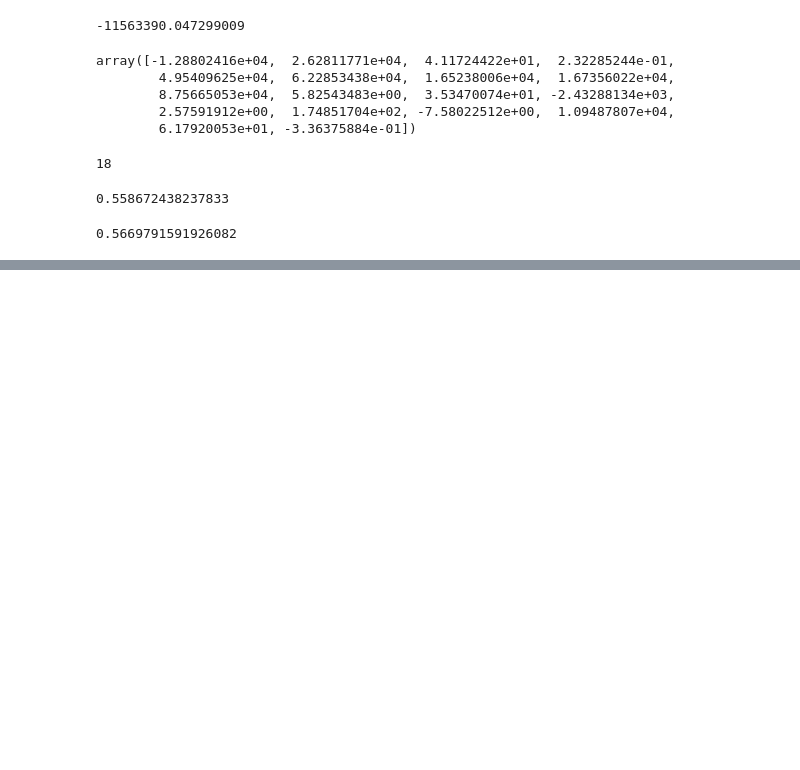
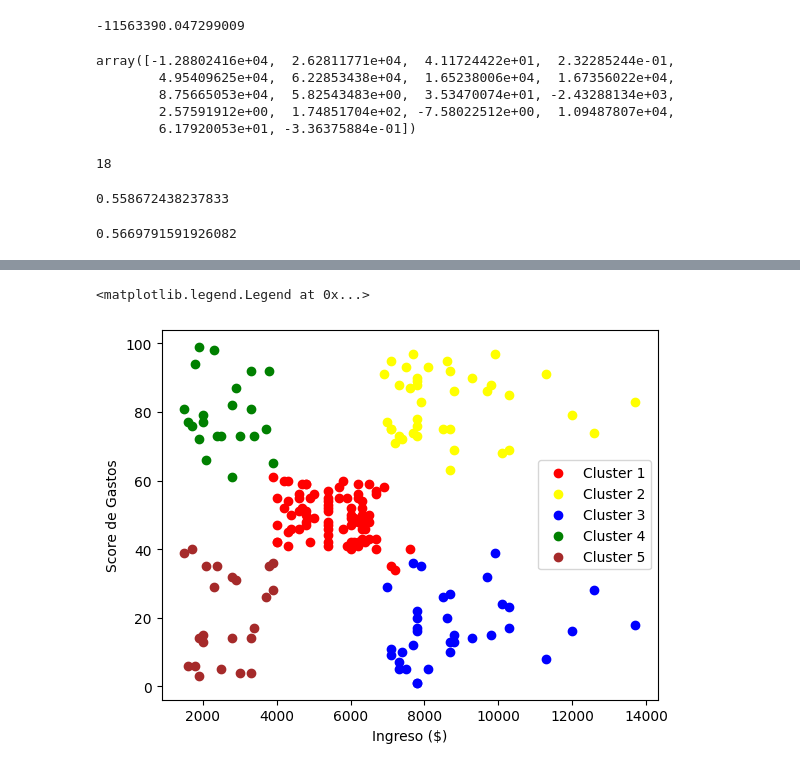
Before and after one commit to Cesarpipe31/Alura_Python_DS_04_Scikit_Learn_Publicar, a Jupyter notebook: Alura_Python_DS_Scikit_Learn.ipynb, the cells around one changed output, grey strips where cells are left out. Saved outputs shown, nothing was run; the diff lists cells and outputs as text; code cells hidden in the pictures; blank space fills up the shorter version.

```diff
--- a/Alura_Python_DS_Scikit_Learn.ipynb
+++ b/Alura_Python_DS_Scikit_Learn.ipynb
@@ -501,0 +618,12 @@ rlm.score(x_test, y_test)
+# %%
+plt.scatter(x= df_cluster.loc[df_cluster.Cluster == 0, 'ingreso'].values, y = df_cluster.loc[df_cluster.Cluster == 0, 'score_gastos'].values, c='red', label = 'Cluster 1')
+plt.scatter(x= df_cluster.loc[df_cluster.Cluster == 1, 'ingreso'].values, y = df_cluster.loc[df_cluster.Cluster == 1, 'score_gastos'].values, c='yellow', label = 'Cluster 2')
+plt.scatter(x= df_cluster.loc[df_cluster.Cluster == 2, 'ingreso'].values, y = df_cluster.loc[df_cluster.Cluster == 2, 'score_gastos'].values, c='blue', label = 'Cluster 3')
+plt.scatter(x= df_cluster.loc[df_cluster.Cluster == 3, 'ingreso'].values, y = df_cluster.loc[df_cluster.Cluster == 3, 'score_gastos'].values, c='green', label = 'Cluster 4')
+plt.scatter(x= df_cluster.loc[df_cluster.Cluster == 4, 'ingreso'].values, y = df_cluster.loc[df_cluster.Cluster == 4, 'score_gastos'].values, c='brown', label = 'Cluster 5')
+plt.xlabel('Ingreso ($)')
+plt.ylabel('Score de Gastos')
+plt.legend()
+# %% [output]
+<matplotlib.legend.Legend at 0x...>
+[figure, added]
```
Also changed, not shown: parts of 18 cells of this notebook.
